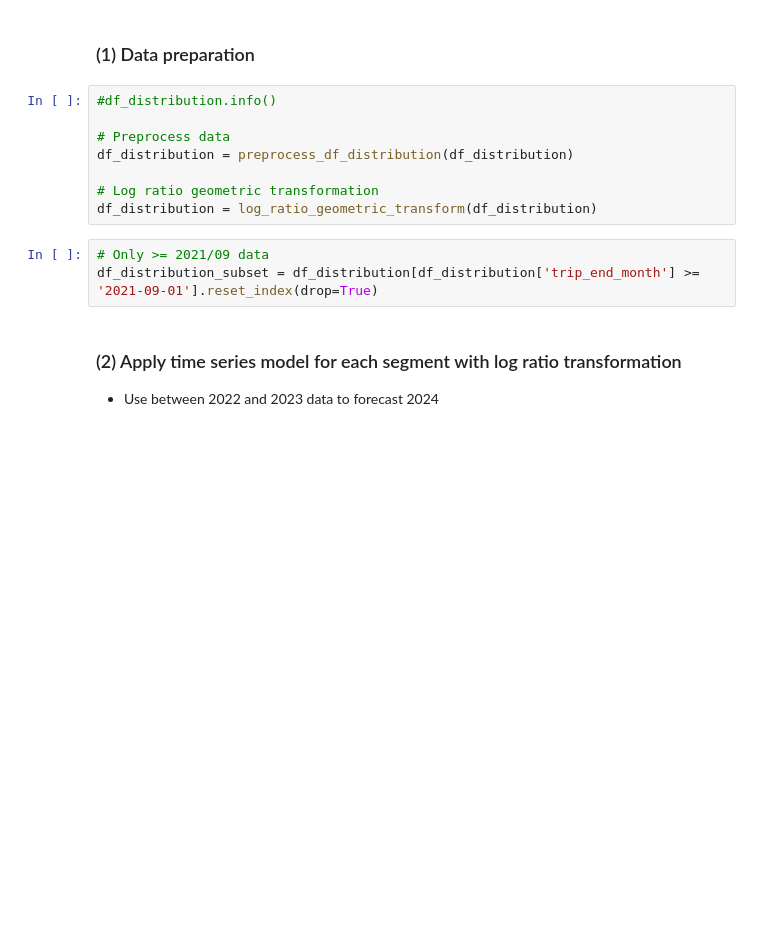
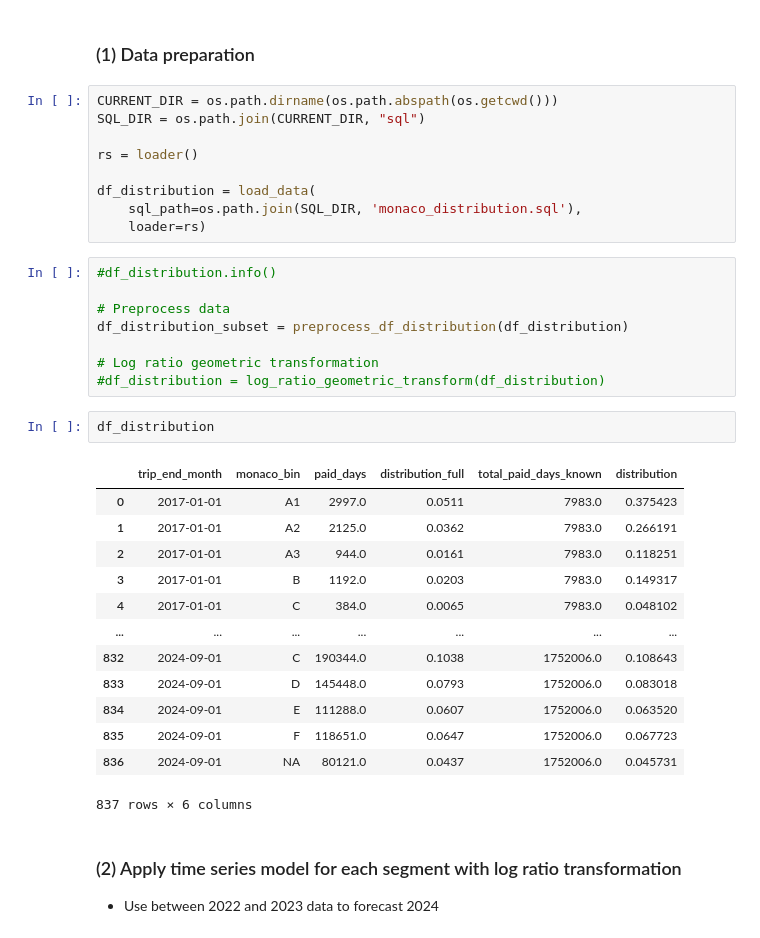
Before and after one commit to tgrkim91/cpd_forecast, a Jupyter notebook: notebooks/test.ipynb, the cells around one changed output. Saved outputs shown, nothing was run; the diff lists cells and outputs as text; blank space fills up the shorter version.

Commit message:
fix: computing total paid days of known segments

```diff
--- a/notebooks/test.ipynb
+++ b/notebooks/test.ipynb
@@ -34,17 +29,39 @@ INFO:monaco_distribution_pipeline:End Monaco Distribution Pipeline
 ## 1. Only with >= 2021/09 data
 # %% [markdown]
 ### (1) Data preparation
+# %%
+CURRENT_DIR = os.path.dirname(os.path.abspath(os.getcwd()))
+SQL_DIR = os.path.join(CURRENT_DIR, "sql")
+
+rs = loader()
+
+df_distribution = load_data(
+    sql_path=os.path.join(SQL_DIR, 'monaco_distribution.sql'),
+    loader=rs)
 # %%
 #df_distribution.info()
 
 # Preprocess data
-df_distribution = preprocess_df_distribution(df_distribution)
+df_distribution_subset = preprocess_df_distribution(df_distribution)
 
 # Log ratio geometric transformation
-df_distribution = log_ratio_geometric_transform(df_distribution)
+#df_distribution = log_ratio_geometric_transform(df_distribution)
-# %%
-# Only >= 2021/09 data
-df_distribution_subset = df_distribution[df_distribution['trip_end_month'] >= '2021-09-01'].reset_index(drop=True)
+# %%
+df_distribution
+# %% [output]
+|  | trip_end_month | monaco_bin | paid_days | distribution_full | total_paid_days_known | distribution |
+| 0 | 2017-01-01 | A1 | 2997.0 | 0.0511 | 7983.0 | 0.375423 |
+| 1 | 2017-01-01 | A2 | 2125.0 | 0.0362 | 7983.0 | 0.266191 |
+| 2 | 2017-01-01 | A3 | 944.0 | 0.0161 | 7983.0 | 0.118251 |
+| 3 | 2017-01-01 | B | 1192.0 | 0.0203 | 7983.0 | 0.149317 |
+| 4 | 2017-01-01 | C | 384.0 | 0.0065 | 7983.0 | 0.048102 |
+| ... | ... | ... | ... | ... | ... | ... |
+| 832 | 2024-09-01 | C | 190344.0 | 0.1038 | 1752006.0 | 0.108643 |
+| 833 | 2024-09-01 | D | 145448.0 | 0.0793 | 1752006.0 | 0.083018 |
+| 834 | 2024-09-01 | E | 111288.0 | 0.0607 | 1752006.0 | 0.063520 |
+| 835 | 2024-09-01 | F | 118651.0 | 0.0647 | 1752006.0 | 0.067723 |
+| 836 | 2024-09-01 | NA | 80121.0 | 0.0437 | 1752006.0 | 0.045731 |
+837 rows × 6 columns
 # %% [markdown]
 ### (2) Apply time series model for each segment with log ratio transformation
 
```
Also changed, not shown: parts of 3 cells of this notebook, 1 other file.
